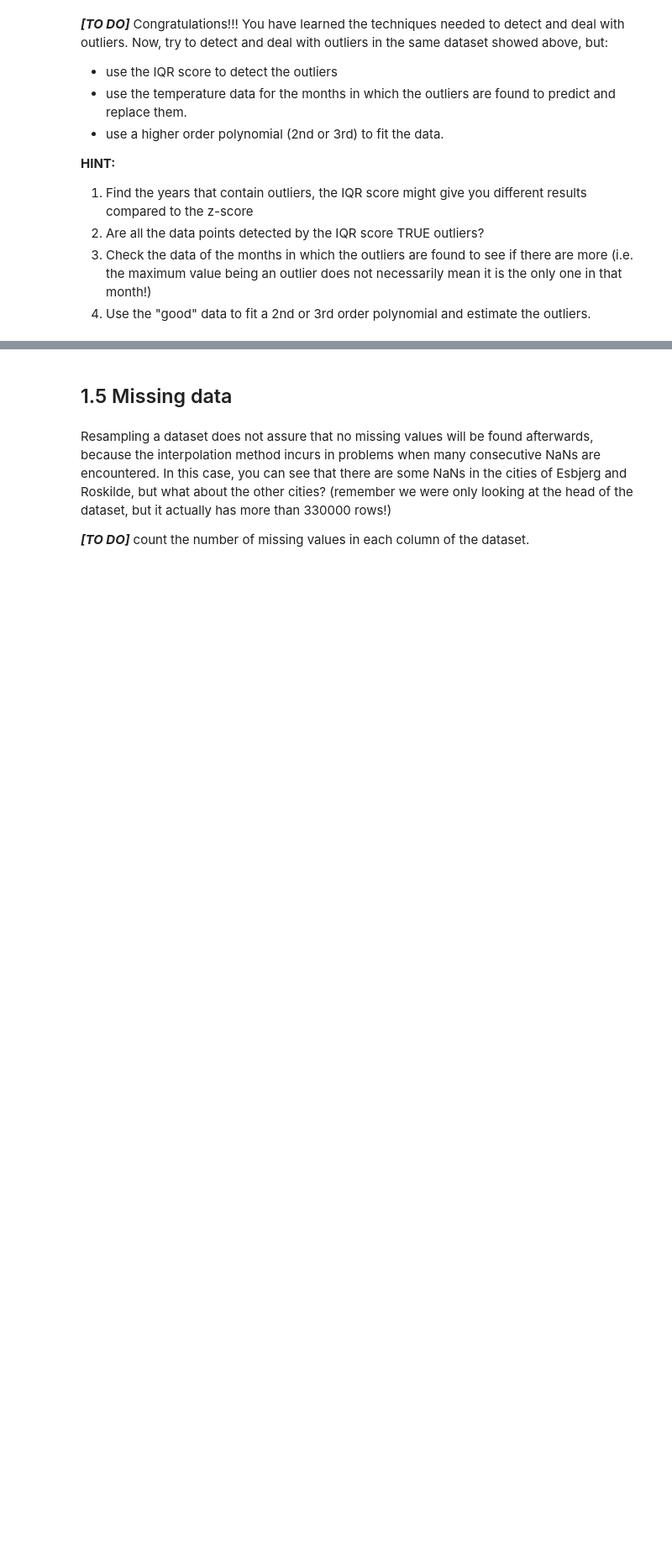
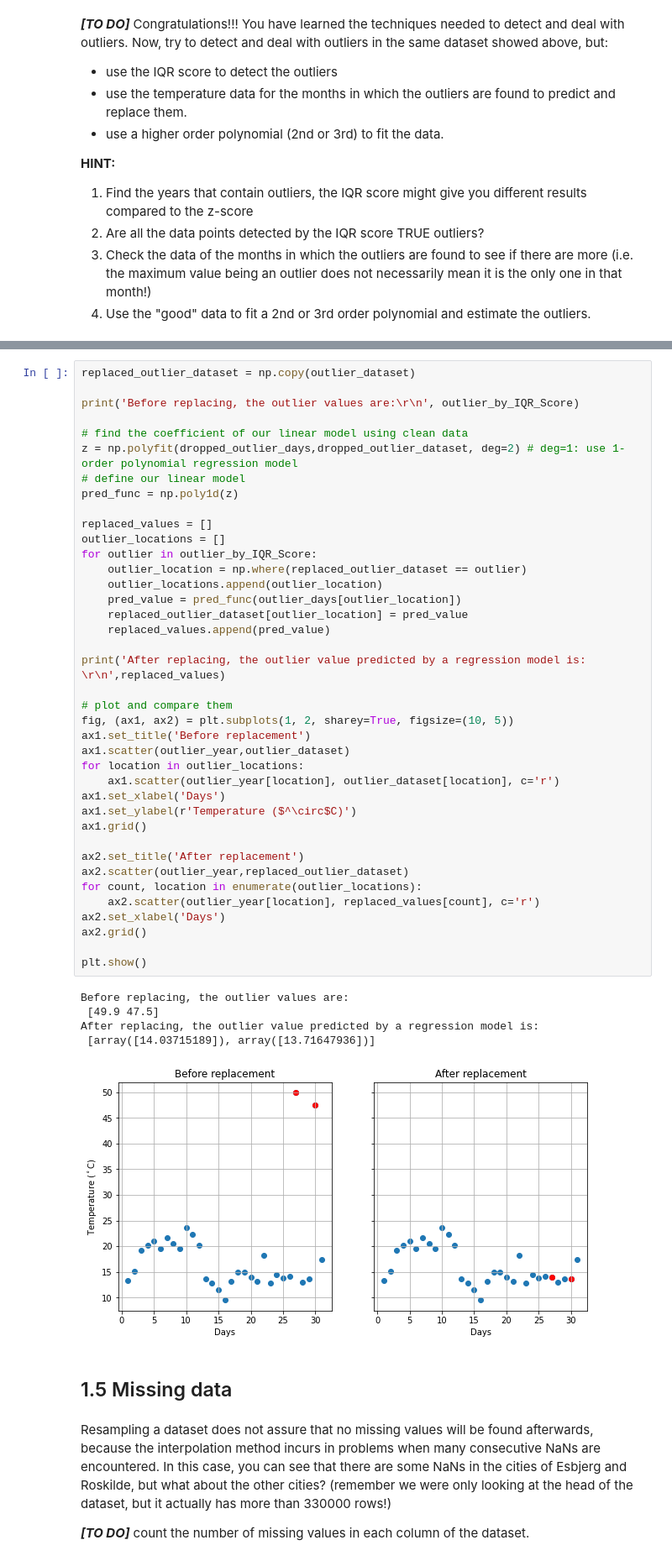
Before and after one commit to UCL-ELEC0136/2-data-processing-nicogig, a Jupyter notebook: 2-data-processing.ipynb, the cells around one changed output, grey strips where cells are left out. Shown at 84% size. Drawn from its saved outputs; the diff is of its cells as text; blank space fills up the shorter version.

```diff
--- a/2-data-processing.ipynb
+++ b/2-data-processing.ipynb
@@ -687,3 +728,48 @@ After replacing, the outlier value predicted by a regression model is:
+# %%
+replaced_outlier_dataset = np.copy(outlier_dataset)
+
+print('Before replacing, the outlier values are:\r\n', outlier_by_IQR_Score)
+
+# find the coefficient of our linear model using clean data
+z = np.polyfit(dropped_outlier_days,dropped_outlier_dataset, deg=2) # deg=1: use 1-order polynomial regression model
+# define our linear model
+pred_func = np.poly1d(z)
+
+replaced_values = []
+outlier_locations = []
+for outlier in outlier_by_IQR_Score:
+    outlier_location = np.where(replaced_outlier_dataset == outlier)
+    outlier_locations.append(outlier_location)
+    pred_value = pred_func(outlier_days[outlier_location])
+    replaced_outlier_dataset[outlier_location] = pred_value
+    replaced_values.append(pred_value)
+
+print('After replacing, the outlier value predicted by a regression model is: \r\n',replaced_values)
+
+# plot and compare them
+fig, (ax1, ax2) = plt.subplots(1, 2, sharey=True, figsize=(10, 5))
+ax1.set_title('Before replacement')
+ax1.scatter(outlier_year,outlier_dataset)
+for location in outlier_locations:
+    ax1.scatter(outlier_year[location], outlier_dataset[location], c='r')
+ax1.set_xlabel('Days')
+ax1.set_ylabel(r'Temperature ($^\circ$C)')
+ax1.grid()
+
+ax2.set_title('After replacement')
+ax2.scatter(outlier_year,replaced_outlier_dataset)
+for count, location in enumerate(outlier_locations):
+    ax2.scatter(outlier_year[location], replaced_values[count], c='r')
+ax2.set_xlabel('Days')
+ax2.grid()
+
+plt.show()
+# %% [output]
+Before replacing, the outlier values are:
+ [49.9 47.5]
+After replacing, the outlier value predicted by a regression model is:
+ [array([14.03715189]), array([13.71647936])]
+[figure, added]
 # %% [markdown]
 ## 1.5 Missing data
 # %% [markdown]
```
Also changed, not shown: parts of 5 cells of this notebook.
